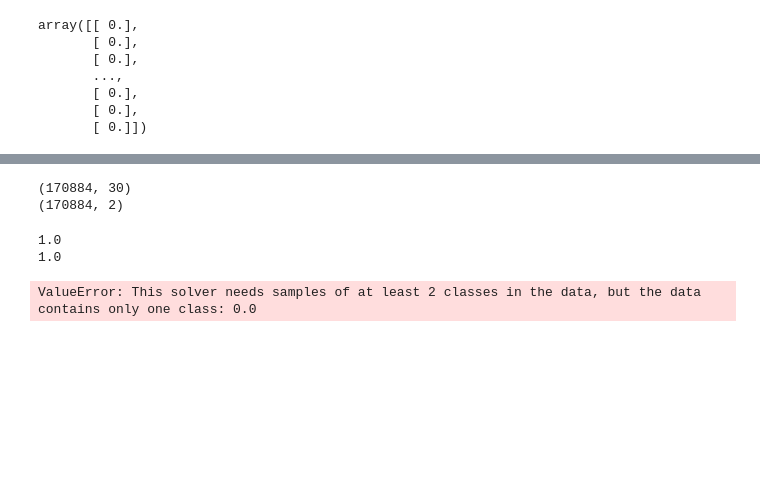
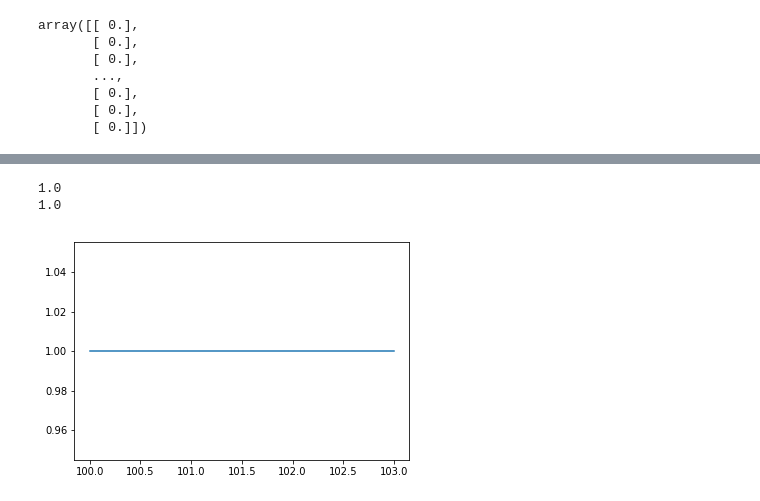
Before and after one commit to mihdalal/DecalFinalProject, a Jupyter notebook: SVM.ipynb, the cells around one changed output, grey strips where cells are left out. Drawn from its saved outputs; the diff is of its cells as text; code cells hidden in the pictures; blank space fills up the shorter version.

```diff
--- a/SVM.ipynb
+++ b/SVM.ipynb
@@ -54,5 +57,9 @@ array([[ 0.],
        [ 0.],
        [ 0.]])
 # %%
-X = data[:, 0:data.shape[1]]
+X = data[:, 0:data.shape[1] - 1]
 X = preprocessing.scale(X)
+# %%
+sm = SMOTE(random_state=42)
+X, y = sm.fit_sample(X, y)
+X
@@ -59,12 +80,6 @@ X = preprocessing.scale(X)
 # %%
 # Split using sklearn
 X_train, X_test, y_train, y_test = train_test_split(X, y, test_size = 0.2, train_size =0.8)
-
-print(x_training.shape)
-print(y_training.shape)
-# %% [output]
-(170884, 30)
-(170884, 2)
 # %%
 def plot_svm(clf, X, Y, title='SVM'):
     # get the separating hyperplane
@@ -117,15 +133,15 @@ print(average_precision_score(y_test, hard_predict))
 # %%
 # LOGISTIC REGRESSION IS BELOW  - L1 REGULARIZATION
 
 logistic = LogisticRegression('l1')
 scores = []
-samples = [100, 200, 500, 1000, 4800]
+samples = [100, 101, 102, 103]
 for i in samples:
     logistic.fit(X_train[:i, :], y_train[:i])
     scores.append(logistic.score(X_test, y_test))
 
-#Plotting Samples vs. Accuracy
+# Plotting Samples vs. Accuracy
 plt.plot(samples, scores)
 plt.show()
 # %% [output]
-ValueError: This solver needs samples of at least 2 classes in the data, but the data contains only one class: 0.0
+[figure, added]
```
Also changed, not shown: parts of 3 cells of this notebook.
